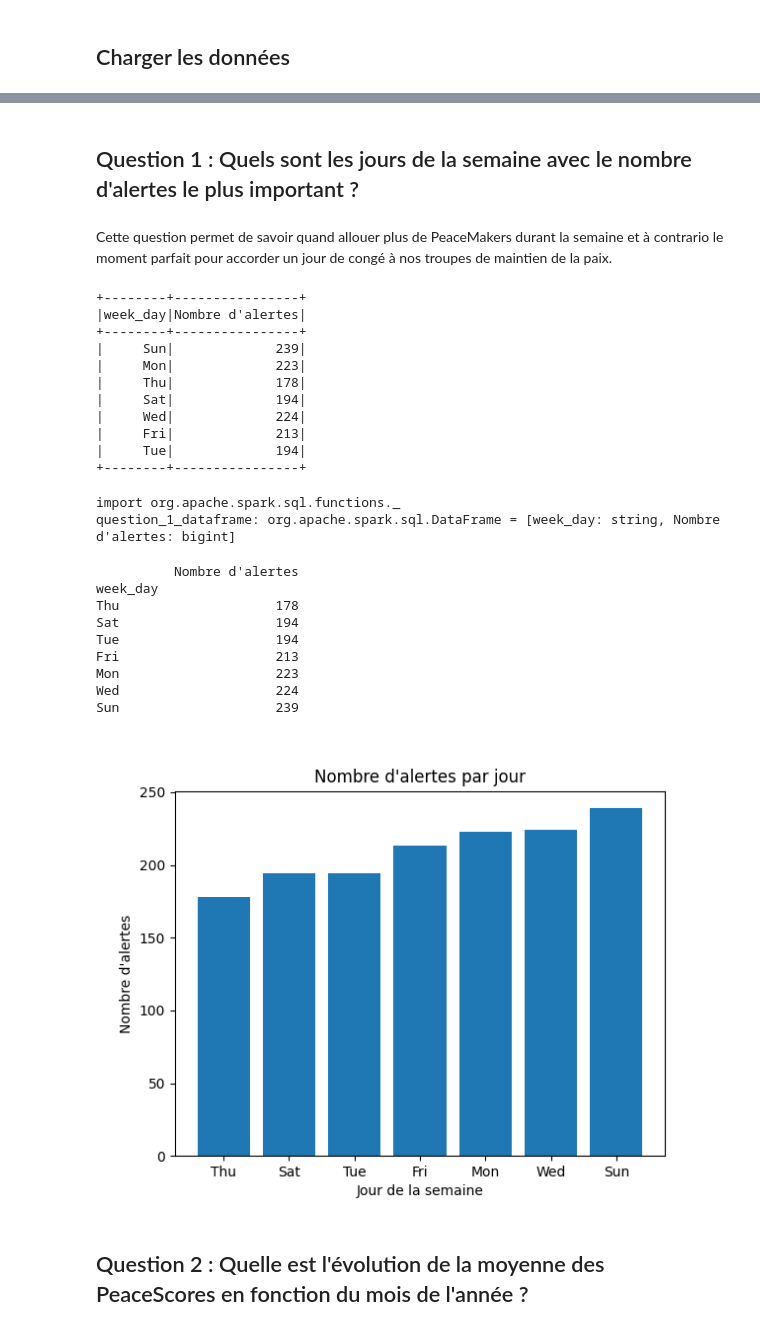
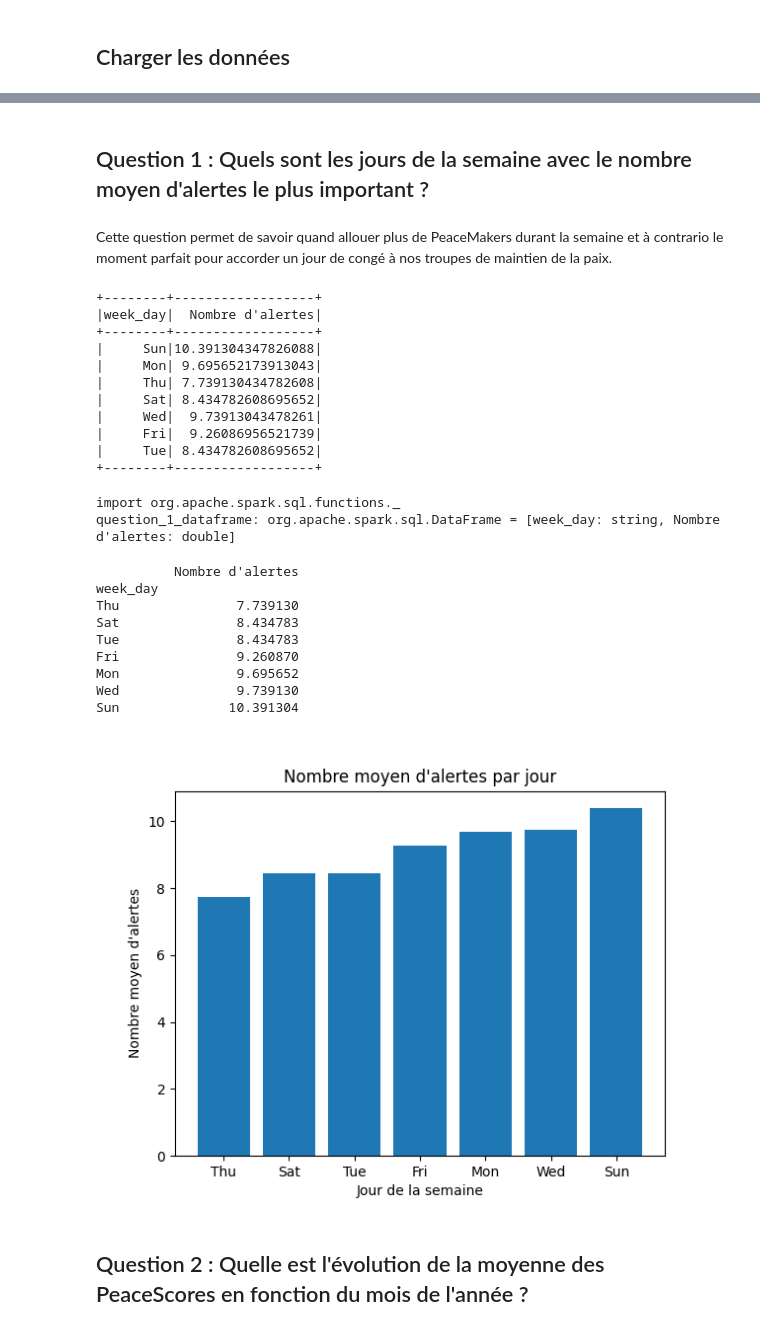
Before and after one commit to Timelessprod/Stream-reader, a Jupyter notebook: analyzer/corentin.ipynb, the cells around one changed output, grey strips where cells are left out. Drawn from its saved outputs; the diff is of its cells as text; code cells hidden in the pictures.

Commit message:
[FIX] use mean and add Analyze Question 3 & 5

```diff
--- a/analyzer/corentin.ipynb
+++ b/analyzer/corentin.ipynb
@@ -69,61 +92,63 @@ df: org.apache.spark.sql.DataFrame = [reportId: int, peaceWatcherId: int ... 6 m
 # %% [markdown]
-## Question 1 : Quels sont les jours de la semaine avec le nombre d'alertes le plus important ?
+## Question 1 : Quels sont les jours de la semaine avec le nombre moyen d'alertes le plus important ?
 # %% [markdown]
 Cette question permet de savoir quand allouer plus de PeaceMakers durant la semaine et à contrario le moment parfait pour accorder un jour de congé à nos troupes de maintien de la paix.
 # %%
 import org.apache.spark.sql.functions._
 
 val question_1_dataframe = df
-    .dropDuplicates("reportId", "citizenId") // Retirer les doublons liés à la liste de mots heardWords
-    .filter(col("peaceScores") > PEACESCORE_THRESHOLD)
+    .dropDuplicates("reportId", "citizenId")
+    .filter(col("peaceScores") > PEACESCORE_THRESHOLD) // Retirer les doublons liés à la liste de mots heardWords
     .withColumn("week_day", date_format(col("time"), "E")) // E pour day_of_week
     .groupBy("week_day")
     .count()
+    .withColumn("count", col("count") / (number_of_days / 7))
     .withColumnRenamed("count","Nombre d'alertes")
 
 question_1_dataframe.show()
 question_1_dataframe.createOrReplaceTempView("question_1_dataframe")
 # %% [output]
-+--------+----------------+
-|week_day|Nombre d'alertes|
-+--------+----------------+
-|     Sun|             239|
-|     Mon|             223|
-|     Thu|             178|
-|     Sat|             194|
-|     Wed|             224|
-|     Fri|             213|
-|     Tue|             194|
-+--------+----------------+
++--------+------------------+
+|week_day|  Nombre d'alertes|
++--------+------------------+
+|     Sun|10.391304347826088|
+|     Mon| 9.695652173913043|
+|     Thu| 7.739130434782608|
+|     Sat| 8.434782608695652|
+|     Wed|  9.73913043478261|
+|     Fri|  9.26086956521739|
+|     Tue| 8.434782608695652|
++--------+------------------+
 import org.apache.spark.sql.functions._
-question_1_dataframe: org.apache.spark.sql.DataFrame = [week_day: string, Nombre d'alertes: bigint]
+question_1_dataframe: org.apache.spark.sql.DataFrame = [week_day: string, Nombre d'alertes: double]
 # %%
 %%python
 from matplotlib import pyplot as plt
 from IPython.display import Image
 import tempfile
 
 df = spark.sql("select * from question_1_dataframe").toPandas()
 df = df.set_index(df["week_day"]).drop("week_day", axis=1).sort_values("Nombre d'alertes")
 print(df)
+plt.clf()
 plt.bar(df.index, height=df["Nombre d'alertes"])
-plt.title("Nombre d'alertes par jour")
+plt.title("Nombre moyen d'alertes par jour")
 plt.xlabel("Jour de la semaine")
-plt.ylabel("Nombre d'alertes")
+plt.ylabel("Nombre moyen d'alertes")
 with tempfile.NamedTemporaryFile(suffix=".png") as graph:
     plt.savefig(graph.name)
     retval = Image(filename=graph.name)
 # %% [output]
           Nombre d'alertes
 week_day
-Thu                    178
-Sat                    194
-Tue                    194
-Fri                    213
-Mon                    223
-Wed                    224
-Sun                    239
+Thu               7.739130
+Sat               8.434783
+Tue               8.434783
+Fri               9.260870
+Mon               9.695652
+Wed               9.739130
+Sun              10.391304
-[figure, old version]
+[figure, new version]
 # %% [markdown]
 ## Question 2 : Quelle est l'évolution de la moyenne des PeaceScores en fonction du mois de l'année ?
 # %% [markdown]
```
Also changed, not shown: parts of 12 cells of this notebook.
